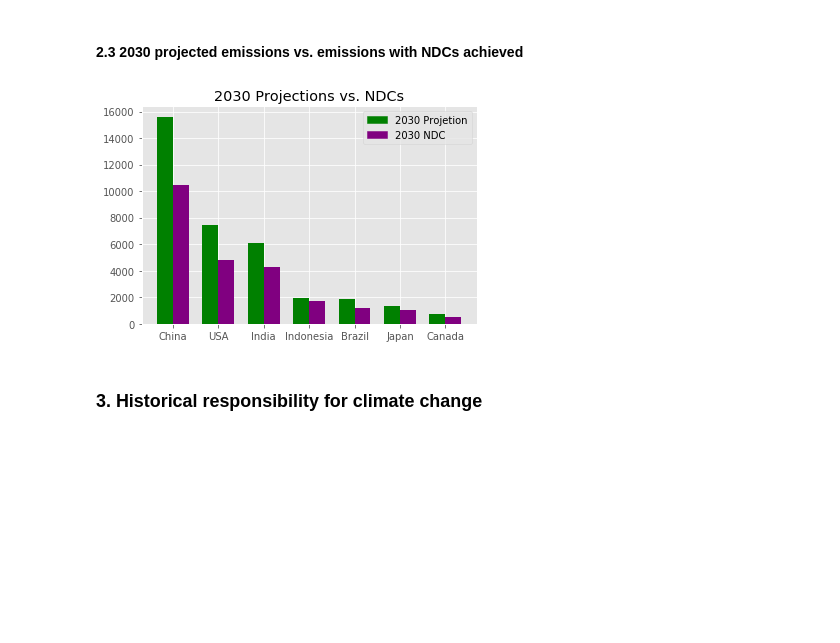
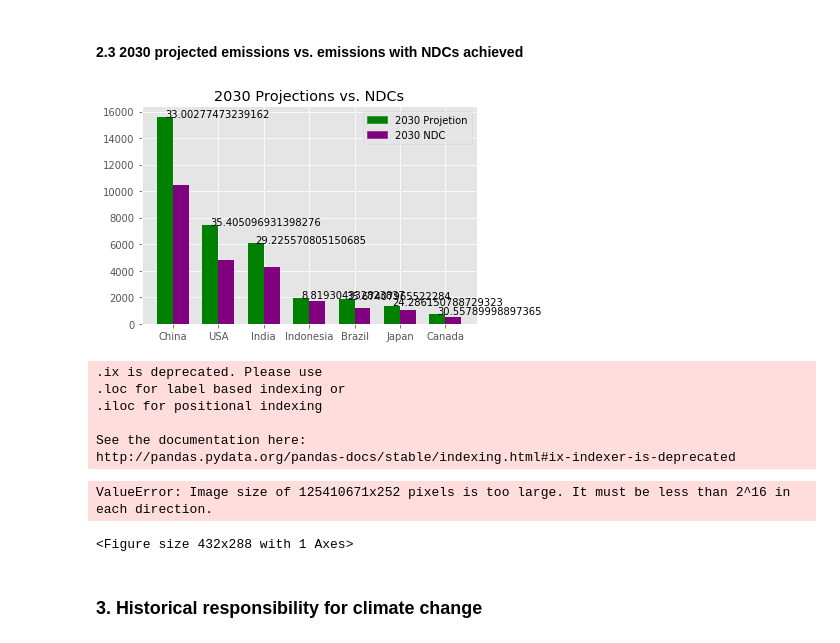
Before and after one commit to jasonrwang/ghg_analytics, a Jupyter notebook: ghg_analytics.ipynb, the cells around one changed output. Cells and saved outputs as stored; diff of their text form; code cells hidden in the pictures; blank space fills up the shorter version.

```diff
--- a/ghg_analytics.ipynb
+++ b/ghg_analytics.ipynb
@@ -78,0 +81,10 @@ ghgDf_WB.head()
+# %%
+from collections import defaultdict
+
+countryDictionary = defaultdict(str)
+
+Series_ghg_WB =ghgDf_WB["Country Code"]
+
+for i in range(len(Series_ghg_WB)):
+    countryDictionary[Series_ghg_WB.values[i]]=Series_ghg_WB.index[i]
+print(countryDictionary)
@@ -518,34 +549,56 @@ ghgTop10 = ghgForecast_GCAM2_BAU[ghgForecast_GCAM2_BAU["Region"].apply(lambda x:
 Top10byCountry=ghgTop10.groupby(["Region"])["2030"].sum().sort_values(ascending=False)
 
 #NDCs of the top 10 countries.
 
 NDCsTop10= NDCsTop10.sort_values(by="Goal", ascending=False)
 
 #Values to use in the graph. Missing countries are dropped from NDC list.
 
 y1=Top10byCountry.values
 
 # y2=NDCsTop10[NDCsTop10['Country']!= "RUS"][NDCsTop10['Country']!= "DEU"][NDCsTop10['Country']!= "COD"]["Goal"].values
 y2=NDCsTop10.drop(['RUS','DEU','COD'])["Goal"].values
 
 x=np.arange(len(y1))
 
 #PLot bar-chart for the 7 countries.
 
 bar_width = 0.35
 plt.bar(x,y1,width=bar_width,color="green")
 plt.bar(x+bar_width,y2,width=bar_width,color="purple")
 
 plt.xticks(x+bar_width/2,["China","USA","India","Indonesia","Brazil","Japan","Canada"])
 plt.title("2030 Projections vs. NDCs")
 
 green_patch=mpatches.Patch(color="green",label="2030 Projetion")
 purple_patch=mpatches.Patch(color="purple",label="2030 NDC")
 plt.legend(handles=[green_patch,purple_patch])
 
+#The amount that countries need to reduce:
+
+difference=[]
+for i in range(len(y1)):
+    difference.append((y1[i]-y2[i])*100/y1[i])
+
+for i in range(len(y1)):  #This looks ugly now, we can fix it.
+    plt.text(x=x[i],y=y1[i],\
+         s = difference[i])
+
 plt.show()
+
+for i in range(len(list(HistoricalDebtMergedDf.index))):
+    plt.text(x=HistoricalDebtMergedDf.ix[i,"Cummulative Emissions"],y=HistoricalDebtMergedDf.ix[i,"% reduction"],\
+         s = list(HistoricalDebtMergedDf.index)[i])
 # %% [output]
-[figure, old version]
+[figure, new version]
+.ix is deprecated. Please use
+.loc for label based indexing or
+.iloc for positional indexing
+
+See the documentation here:
+http://pandas.pydata.org/pandas-docs/stable/indexing.html#ix-indexer-is-deprecated
+ValueError: Image size of 125410671x252 pixels is too large. It must be less than 2^16 in each direction.
+<Figure size 432x288 with 1 Axes>
 # %% [markdown]
 ### 3. Historical responsibility for climate change
 # %% [markdown]
```
Also changed, not shown: parts of 9 cells of this notebook.
